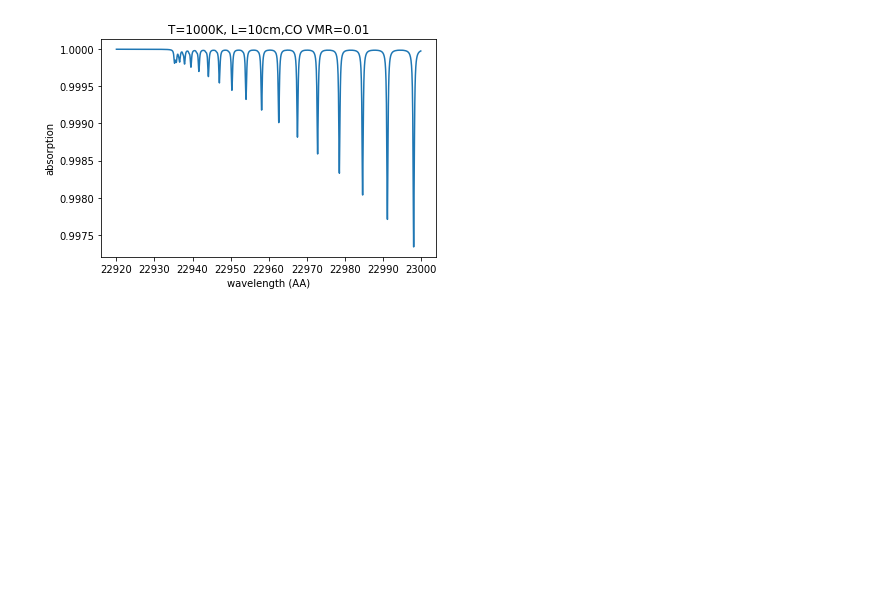
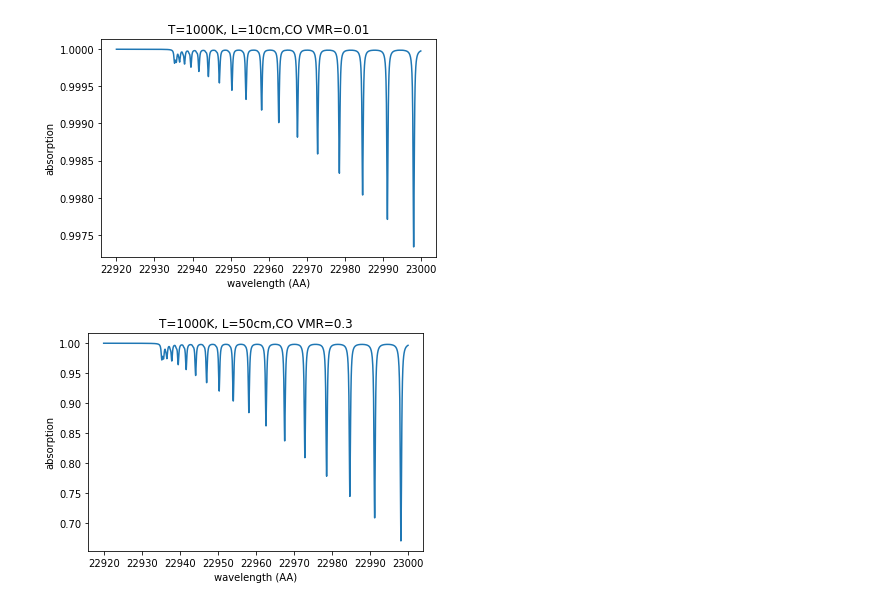
Before and after one commit to HajimeKawahara/exogas, a Jupyter notebook: ipynb/CO gas cell.ipynb, the cells around one changed output. Saved outputs shown, nothing was run; the diff lists cells and outputs as text; code cells hidden in the pictures; blank space fills up the shorter version.

```diff
--- a/ipynb/CO gas cell.ipynb
+++ b/ipynb/CO gas cell.ipynb
@@ -66,3 +67,17 @@ plt.title("T="+str(T)+"K, "+"L="+str(L_)+"cm"+",CO VMR="+str(VMR))
 plt.savefig("CO10cm.png")
 # %% [output]
 [figure]
+# %%
+#hello a spectrum
+VMR=0.3 #CO volume mixing ratio
+nCO_=VMR*nair #CO number density (cgs)
+L__=50 #cm
+spec=absmodel(nCO_,L__,xsv)
+plt.plot(wav[::-1],spec)
+plt.xlabel("wavelength (AA)")
+plt.ylabel("absorption")
+
+plt.title("T="+str(T)+"K, "+"L="+str(L__)+"cm"+",CO VMR="+str(VMR))
+plt.savefig("COx.png")
+# %% [output]
+[figure, added]
```
Also changed, not shown: parts of 1 cell of this notebook.
